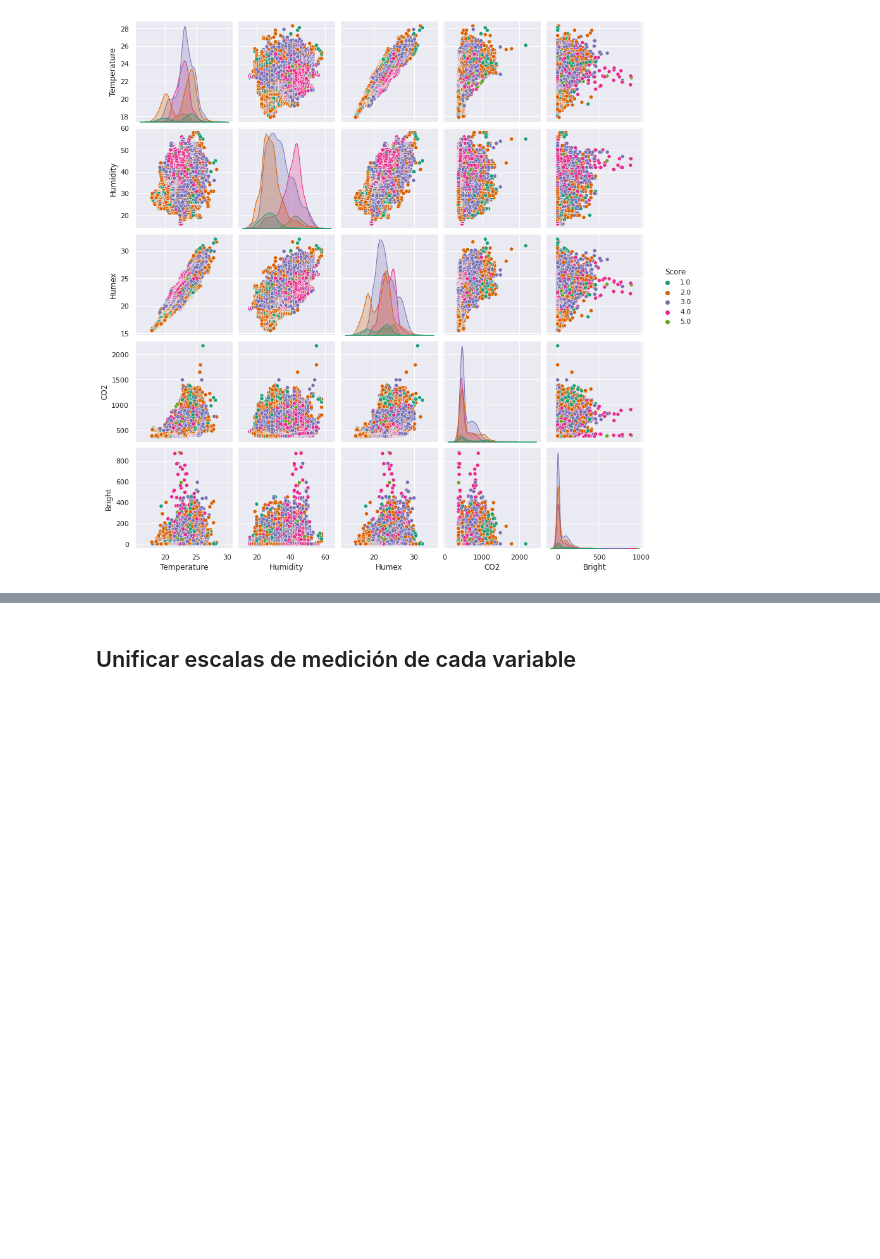
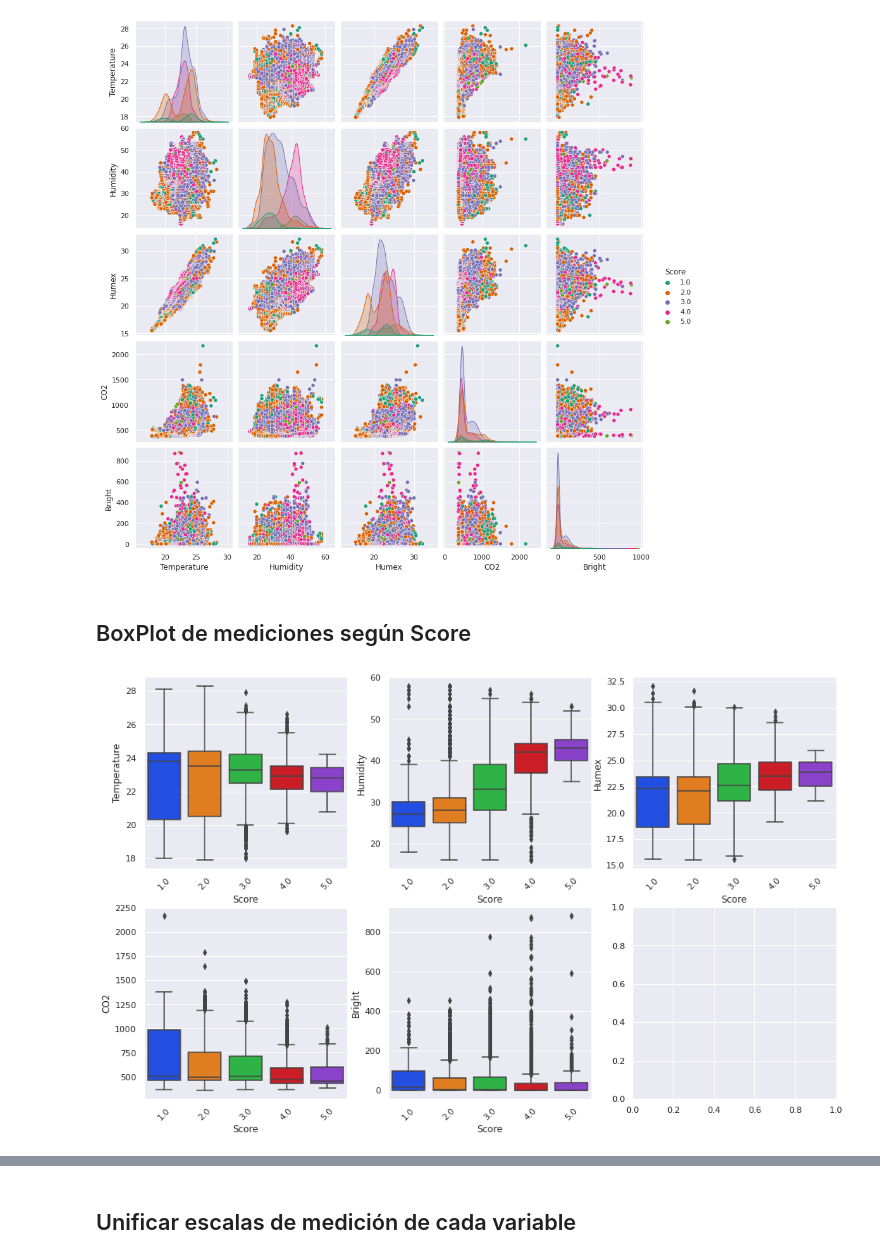
Before and after one commit to AnIsAsPe/Aprendizaje-no-supervisado, a Jupyter notebook: Knn.ipynb, the cells around one changed output, grey strips where cells are left out. Cells and saved outputs as stored; diff of their text form; code cells hidden in the pictures; blank space fills up the shorter version.

```diff
--- a/Knn.ipynb
+++ b/Knn.ipynb
@@ -110,6 +110,3 @@ datos.hist(figsize = (10,10), xlabelsize=9, ylabelsize=9,
 plt.show()
 # %% [output]
 [figure]
-# %%
-datos['Score']=datos['Score'].astype(str)
-datos.info()
@@ -145,6 +129,17 @@ g = sns.pairplot(datos, palette ='Dark2', hue='Score')
 plt.show()
 # %% [output]
 [figure]
+# %% [markdown]
+## BoxPlot de mediciones según Score
+# %%
+variables = datos.columns[:5]  #seleccionar columnas, excepto 'Score'
+fig, ax = plt.subplots(2, 3, figsize=(16, 10))
+for var, subplot in zip(variables, ax.flatten()):
+    sns.boxplot(x = 'Score', y = var, data = datos, ax=subplot, showfliers=True)
+    for label in subplot.get_xticklabels():
+        label.set_rotation(45)
+# %% [output]
+[figure, added]
 # %%
 fig = px.scatter_3d(datos, x='Humidity', y='Bright', z='Temperature',
                     color='Score',
```
Also changed, not shown: parts of 5 cells of this notebook.
